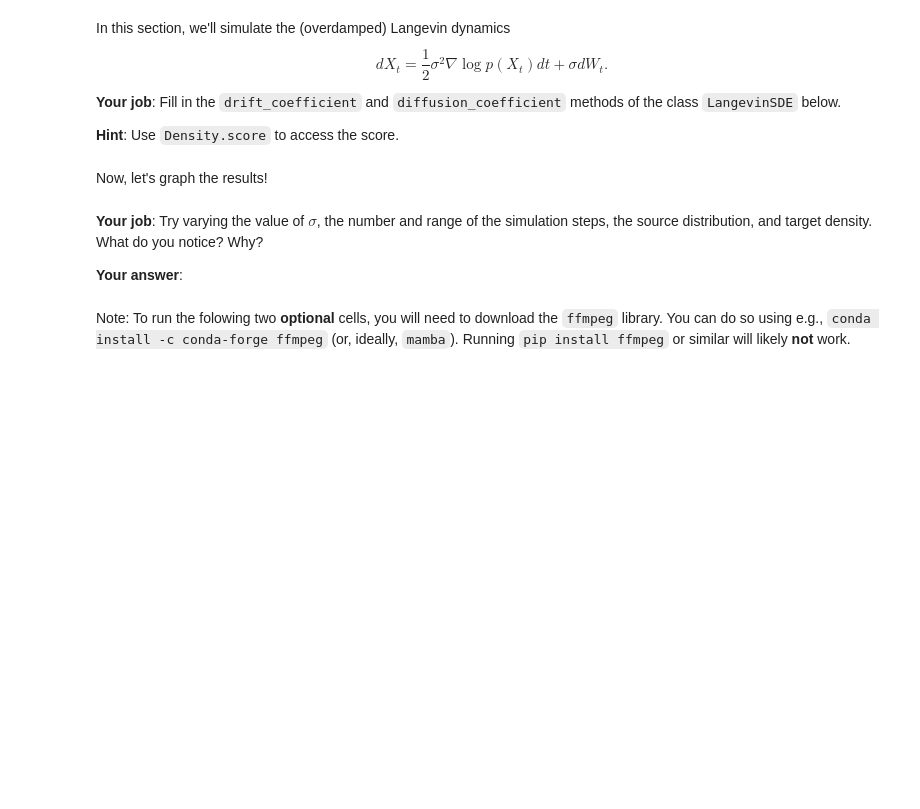
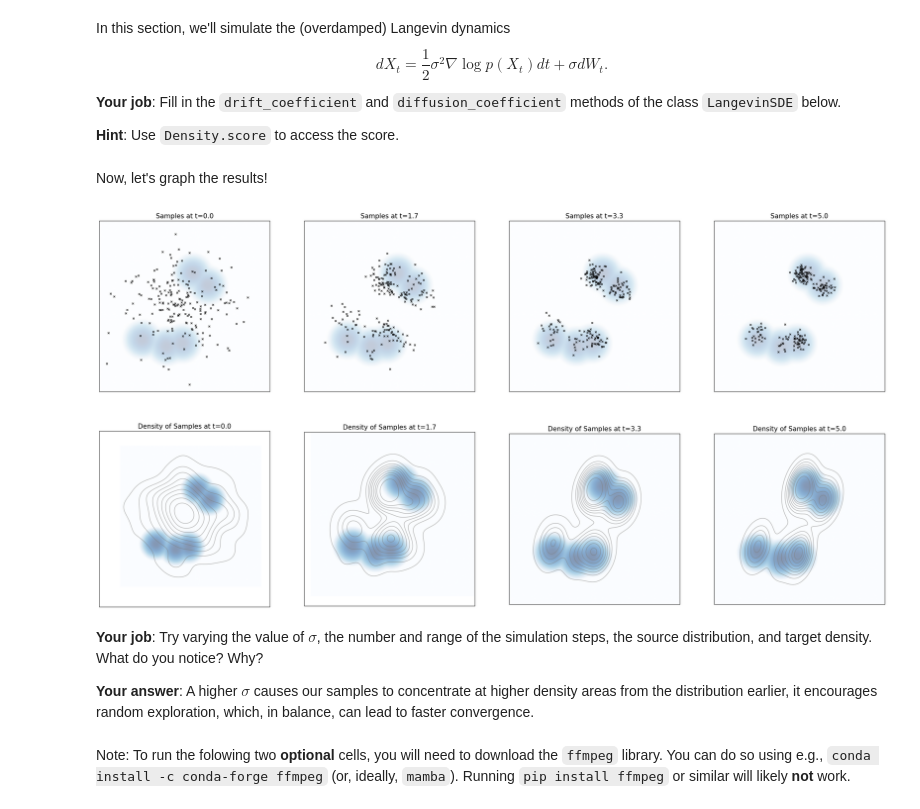
Before and after one commit to joaovdonaton/iap-diffusion-labs, a Jupyter notebook: labs/lab_one.ipynb, the cells around one changed output. Drawn from its saved outputs; the diff is of its cells as text; code cells hidden in the pictures; blank space fills up the shorter version.

```diff
--- a/labs/lab_one.ipynb
+++ b/labs/lab_one.ipynb
@@ -245,7 +245,7 @@ class OUProcess(SDE):
         Returns:
             - drift: shape (bs, dim)
         """
-        raise NotImplementedError("Fill me in for Question 2.2!")
+        return -xt*self.theta
 
     def diffusion_coefficient(self, xt: torch.Tensor, t: torch.Tensor) -> torch.Tensor:
         """
@@ -256,7 +256,7 @@ class OUProcess(SDE):
         Returns:
             - diffusion: shape (bs, dim)
         """
-        raise NotImplementedError("Fill me in for Question 2.2!")
+        return torch.ones_like(xt)*self.sigma
 # %%
 # Try comparing multiple choices side-by-side
 thetas_and_sigmas = [
@@ -541,7 +547,7 @@ class LangevinSDE(SDE):
         Returns:
             - drift: shape (bs, dim)
         """
-        raise NotImplementedError("Fill me in for Question 3.1!")
+        return (1/2)*(self.sigma**2)*self.density.score(xt)
 
     def diffusion_coefficient(self, xt: torch.Tensor, t: torch.Tensor) -> torch.Tensor:
         """
@@ -552,7 +558,7 @@ class LangevinSDE(SDE):
         Returns:
             - diffusion: shape (bs, dim)
         """
-        raise NotImplementedError("Fill me in for Question 3.1!")
+        return self.sigma*torch.ones_like(xt)
 # %% [markdown]
 Now, let's graph the results!
 # %%
@@ -627,24 +633,26 @@ def graph_dynamics(
 # %%
 # Construct the simulator
 target = GaussianMixture.random_2D(nmodes=5, std=0.75, scale=15.0, seed=3.0).to(device)
 sde = LangevinSDE(sigma = 0.6, density = target)
 simulator = EulerMaruyamaSimulator(sde)
 
 # Graph the results!
 graph_dynamics(
-    num_samples = 1000,
+    num_samples = 200,
     source_distribution = Gaussian(mean=torch.zeros(2), cov=20 * torch.eye(2)).to(device),
     simulator=simulator,
     density=target,
     timesteps=torch.linspace(0,5.0,1000).to(device),
     plot_every=334,
     bins=200,
     scale=15
 )
+# %% [output]
+[figure, added]
 # %% [markdown]
 **Your job**: Try varying the value of $\sigma$, the number and range of the simulation steps, the source distribution, and target density. What do you notice? Why?
 
-**Your answer**:
+**Your answer**: A higher $\sigma$ causes our samples to concentrate at higher density areas from the distribution earlier, it encourages random exploration, which, in balance, can lead to faster convergence.
 # %% [markdown]
 Note: To run the folowing two **optional** cells, you will need to download the `ffmpeg` library. You can do so using e.g., `conda install -c conda-forge ffmpeg` (or, ideally, `mamba`). Running `pip install ffmpeg` or similar will likely **not** work.
 # %%
```
Also changed, not shown: parts of 10 cells of this notebook.
